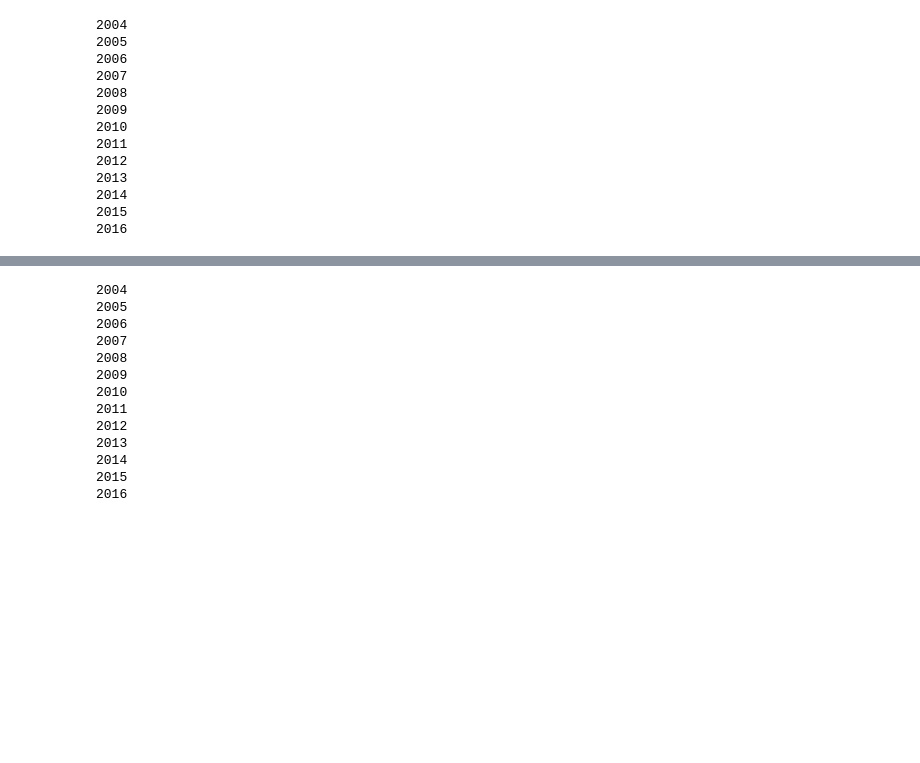
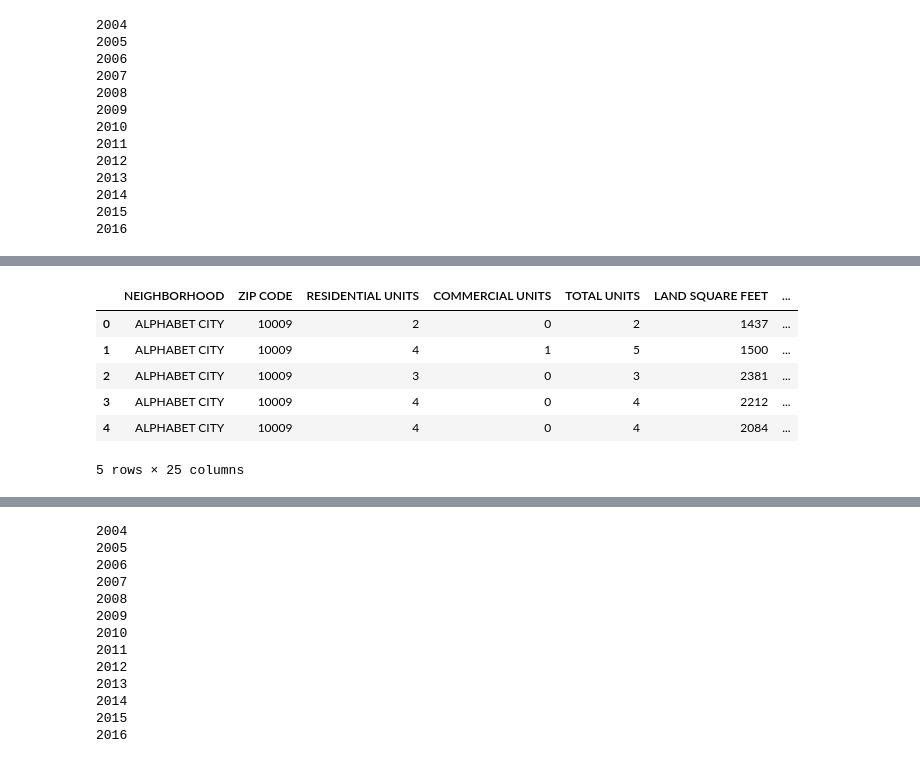
Before and after one commit to sdgass13/Gentrification-Landlord-Abuse, a Jupyter notebook: Sales_Scraper.ipynb, the cells around one changed output, grey strips where cells are left out. Cells and saved outputs as stored; diff of their text form; code cells hidden in the pictures; blank space fills up the shorter version.

```diff
--- a/Sales_Scraper.ipynb
+++ b/Sales_Scraper.ipynb
@@ -427,3 +466,13 @@ missing_tracts
+# %%
+merged_tracts[2004].head()
+# %% [output]
+|  | NEIGHBORHOOD | ZIP CODE | RESIDENTIAL UNITS | COMMERCIAL UNITS | TOTAL UNITS | LAND SQUARE FEET | ... |
+| 0 | ALPHABET CITY | 10009 | 2 | 0 | 2 | 1437 | ... |
+| 1 | ALPHABET CITY | 10009 | 4 | 1 | 5 | 1500 | ... |
+| 2 | ALPHABET CITY | 10009 | 3 | 0 | 3 | 2381 | ... |
+| 3 | ALPHABET CITY | 10009 | 4 | 0 | 4 | 2212 | ... |
+| 4 | ALPHABET CITY | 10009 | 4 | 0 | 4 | 2084 | ... |
+5 rows × 25 columns
 # %%
 sales_by_tract = {}
 for key in merged_tracts.keys():
```
Also changed, not shown: parts of 24 cells of this notebook.
